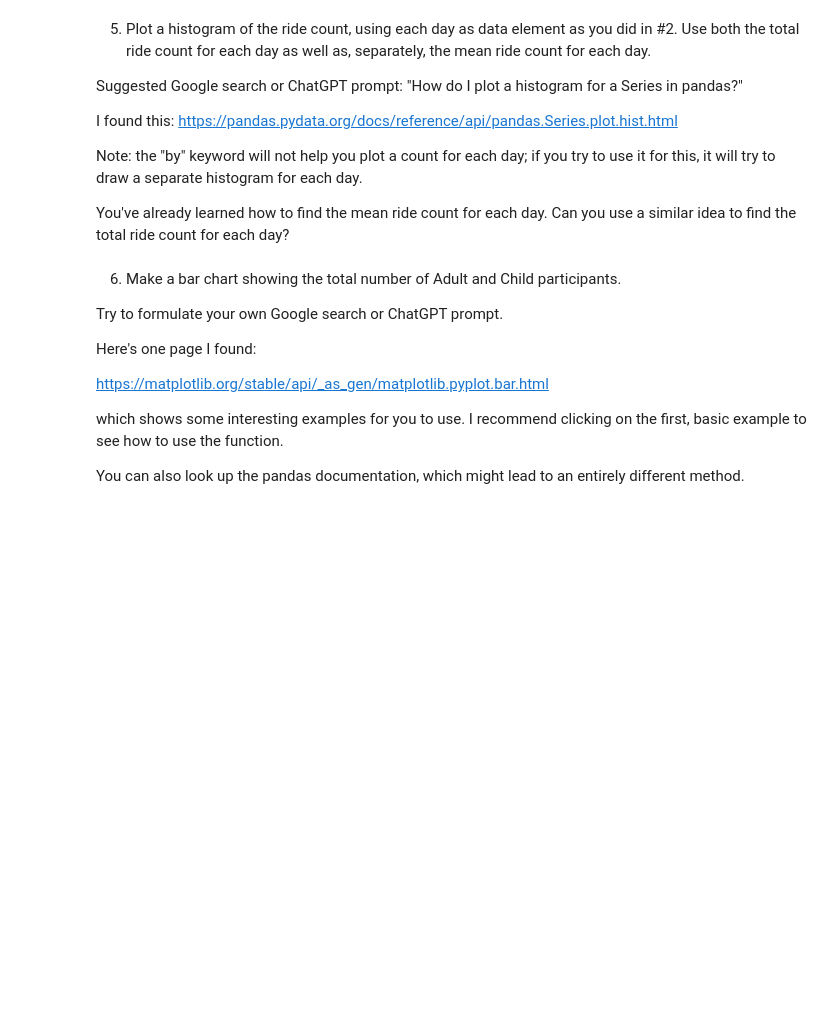
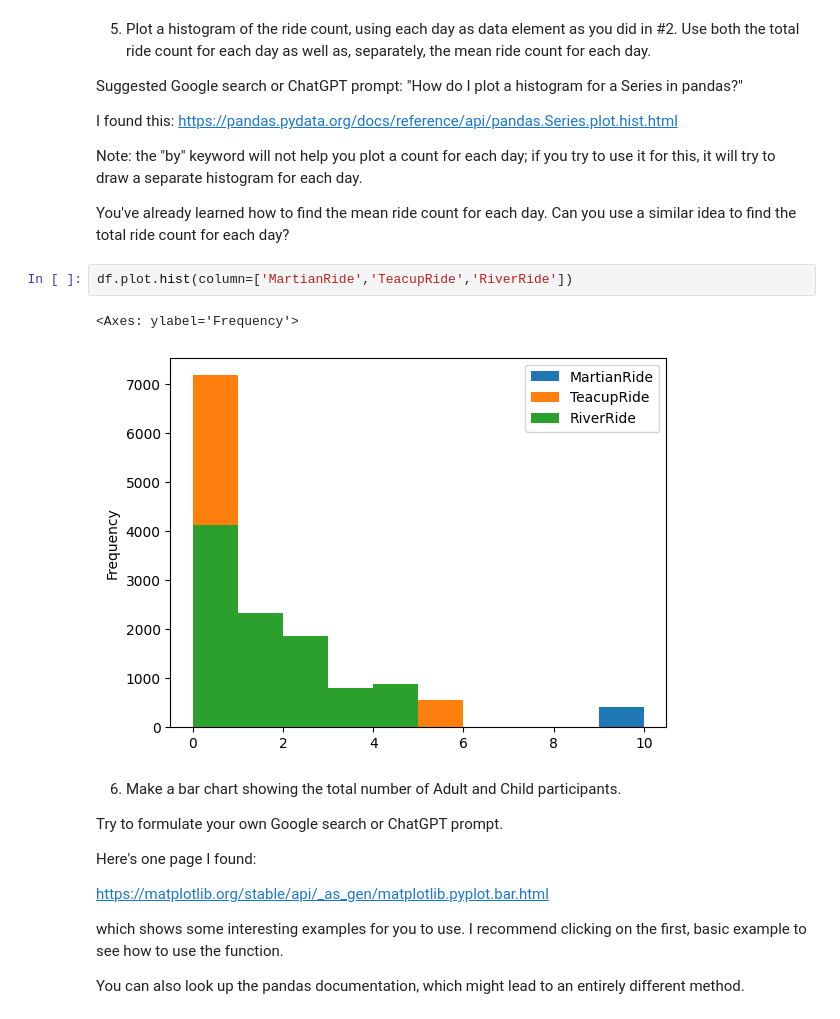
Before and after one commit to tware5-star/Module-B-semester-2, a Jupyter notebook: OMDS-ModB2-Week3-Ware-Tiffany.ipynb, the cells around one changed output. Drawn from its saved outputs; the diff is of its cells as text; blank space fills up the shorter version.

```diff
--- a/OMDS-ModB2-Week3-Ware-Tiffany.ipynb
+++ b/OMDS-ModB2-Week3-Ware-Tiffany.ipynb
@@ -170,6 +294,11 @@ I found this: https://pandas.pydata.org/docs/reference/api/pandas.Series.plot.hi
 Note: the "by" keyword will not help you plot a count for each day; if you try to use it for this, it will try to draw a separate histogram for each day.
 
 You've already learned how to find the mean ride count for each day.  Can you use a similar idea to find the total ride count for each day?
+# %%
+df.plot.hist(column=['MartianRide','TeacupRide','RiverRide'])
+# %% [output]
+<Axes: ylabel='Frequency'>
+[figure, added]
 # %% [markdown]
 6. Make a bar chart showing the total number of Adult and Child participants.
 
```
Also changed, not shown: parts of 18 cells of this notebook.
